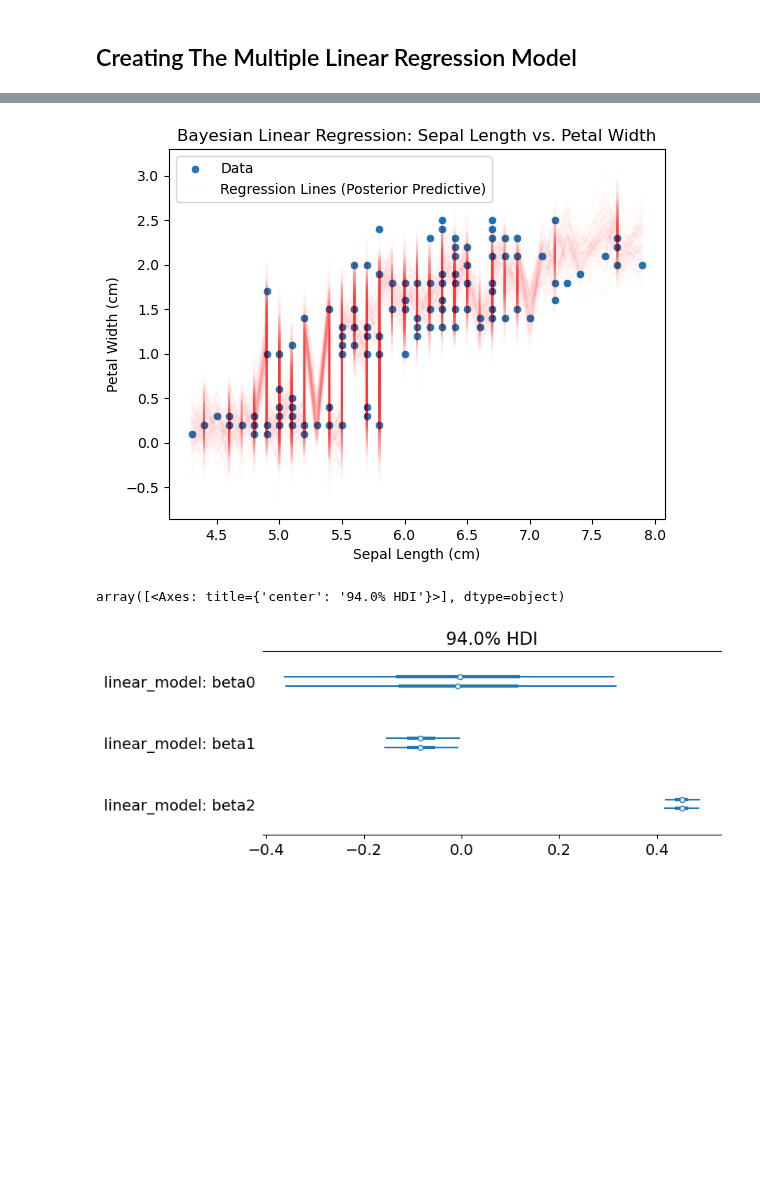
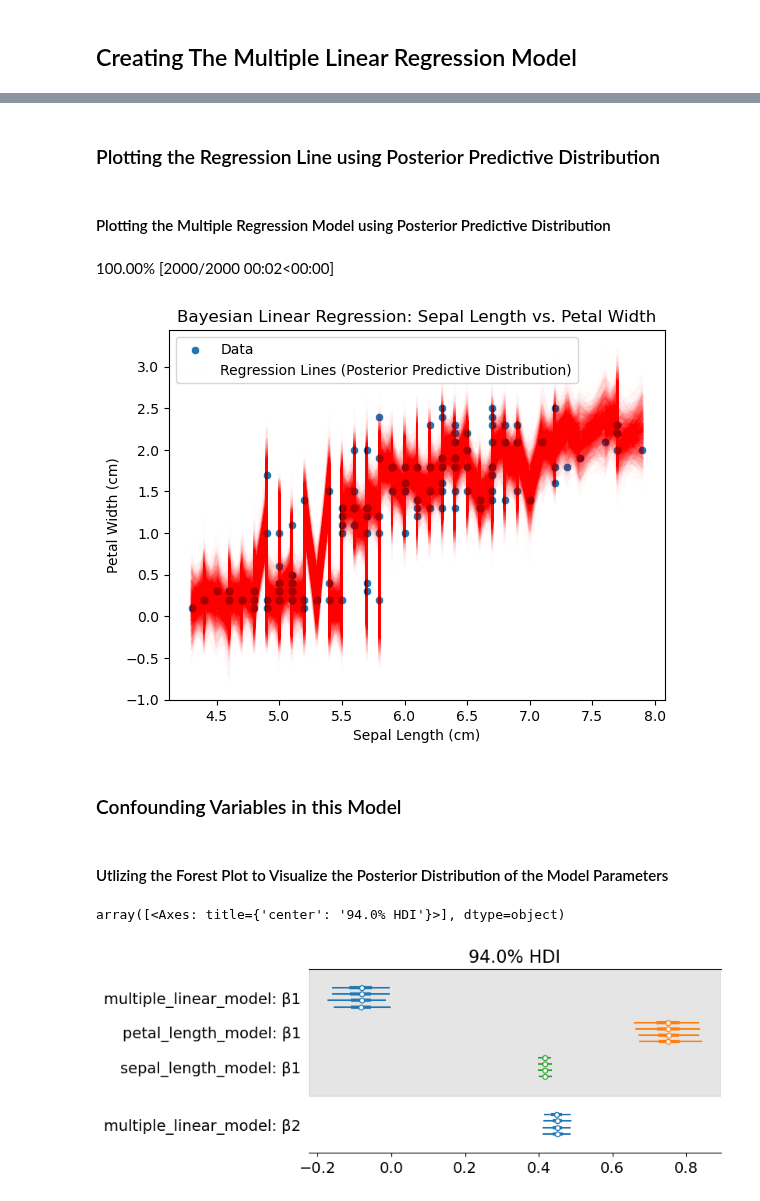
Before and after one commit to AhmadHassan71/statistical-modeling-using-pymc3, a Jupyter notebook: Assignments/Assignment3.ipynb, the cells around one changed output, grey strips where cells are left out. Cells and saved outputs as stored; diff of their text form; code cells hidden in the pictures; blank space fills up the shorter version.

```diff
--- a/Assignments/Assignment3.ipynb
+++ b/Assignments/Assignment3.ipynb
@@ -48,0 +91,11 @@ plt.show()
+# %%
+
+trace_sepal = None
+
+with pm.Model() as sepal_length_model:
+    α = pm.Normal('α', mu=0, sd=10)
+    β2 = pm.Normal('β2', mu=0, sd=10)
+    ϵ = pm.HalfCauchy('ϵ', 5)
+    μ = α + β2 * X[:, 0]
+    y_pred = pm.Normal('y_pred', mu=μ, sd=ϵ, observed=y)
+    trace_sepal = pm.sample(2000)
@@ -51,22 +114,16 @@ plt.show()
 # %%
-X = iris[['SepalLengthCm', 'PetalLengthCm']].values
-y = iris['PetalWidthCm'].values
 
-with pm.Model() as linear_model:
+trace = None
 
-    beta0 = pm.Normal('beta0', mu=0, sd=10)
-    beta1 = pm.Normal('beta1', mu=0, sd=10)
-    beta2 = pm.Normal('beta2', mu=0, sd=10)
+with pm.Model() as multiple_linear_model:
 
-    sigma = pm.HalfNormal('sigma', sd=1)
-
-    # Linear regression equation
-    mu = beta0 + beta1 * X[:, 0] + beta2 * X[:, 1]
-
-    likelihood = pm.Normal('y', mu=mu, sd=sigma, observed=y)
-
-with linear_model:
-    trace = pm.sample(2000, tune=1000, cores=2)
+    α = pm.Normal('α', mu=0, sd=10)
+    β1 = pm.Normal('β1', mu=0, sd=10)
+    β2 = pm.Normal('β2', mu=0, sd=10)
+    ϵ = pm.HalfCauchy('ϵ', 5)
+    μ = α + β1 * X[:, 1] + β2 * X[:, 0]
+    y_pred = pm.Normal('y_pred', mu=μ, sd=ϵ, observed=y)
+    trace = pm.sample(2000)
 # %% [output]
 Auto-assigning NUTS sampler...
 Initializing NUTS using jitter+adapt_diag...
@@ -87,26 +164,37 @@ array([[<Axes: title={'center': 'beta0'}>,
+# %% [markdown]
+### Plotting the Regression Line using Posterior Predictive Distribution
+# %% [markdown]
+#### Plotting the Multiple Regression Model using Posterior Predictive Distribution
 # %%
+posterior_samples = pm.sample_posterior_predictive(trace, samples=2000, model=multiple_linear_model)
+
+# Visualize the relationship between Sepal Length and Petal Width
 plt.figure()
 sns.scatterplot(x=iris['SepalLengthCm'], y=iris['PetalWidthCm'], label="Data")
 
 # Display the regression lines using posterior samples
-for i in range(len(posterior_samples['y'])):
-    y_pred = posterior_samples['y'][i]
+for i in range(len(posterior_samples['y_pred'])):
+    y_pred = posterior_samples['y_pred'][i]
     x_sort_idx = np.argsort(X[:, 0])
     plt.plot(X[x_sort_idx, 0], y_pred[x_sort_idx], color='red', alpha=0.01)
 
 plt.title('Bayesian Linear Regression: Sepal Length vs. Petal Width')
 plt.xlabel('Sepal Length (cm)')
 plt.ylabel('Petal Width (cm)')
-plt.legend(['Data', 'Regression Lines (Posterior Predictive)'])
+plt.legend(['Data', 'Regression Lines (Posterior Predictive Distribution)'])
 plt.show()
 # %% [output]
+100.00% [2000/2000 00:02<00:00]
-[figure, old version]
+[figure, new version]
+# %% [markdown]
+### Confounding Variables in this Model
+# %% [markdown]
+#### Utlizing the Forest Plot to Visualize the Posterior Distribution of the Model Parameters
 # %%
-
-az.plot_forest([trace],
- model_names=['linear_model'],
- var_names=['beta0', 'beta1', 'beta2'],
+az.plot_forest([trace, trace_sepal, trace_petal],
+ model_names=['multiple_linear_model', 'petal_length_model', 'sepal_length_model'],
+ var_names=['β1', 'β2'],
  combined=False, colors='cycle', figsize=(8, 3))
 # %% [output]
 array([<Axes: title={'center': '94.0% HDI'}>], dtype=object)
-[figure, old version]
+[figure, new version]
```
Also changed, not shown: parts of 29 cells of this notebook.
